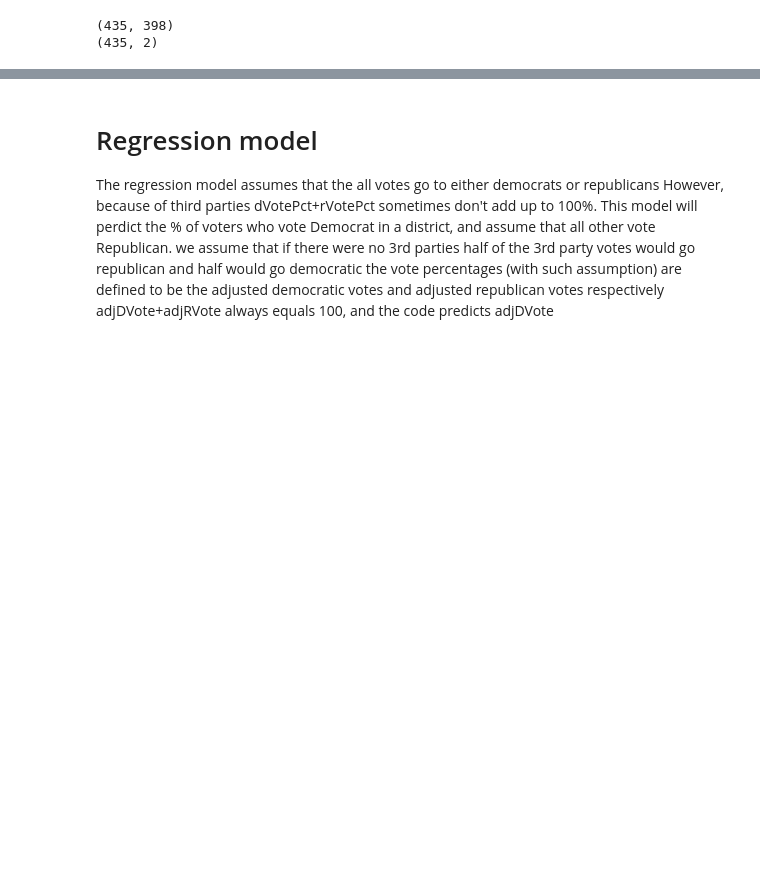
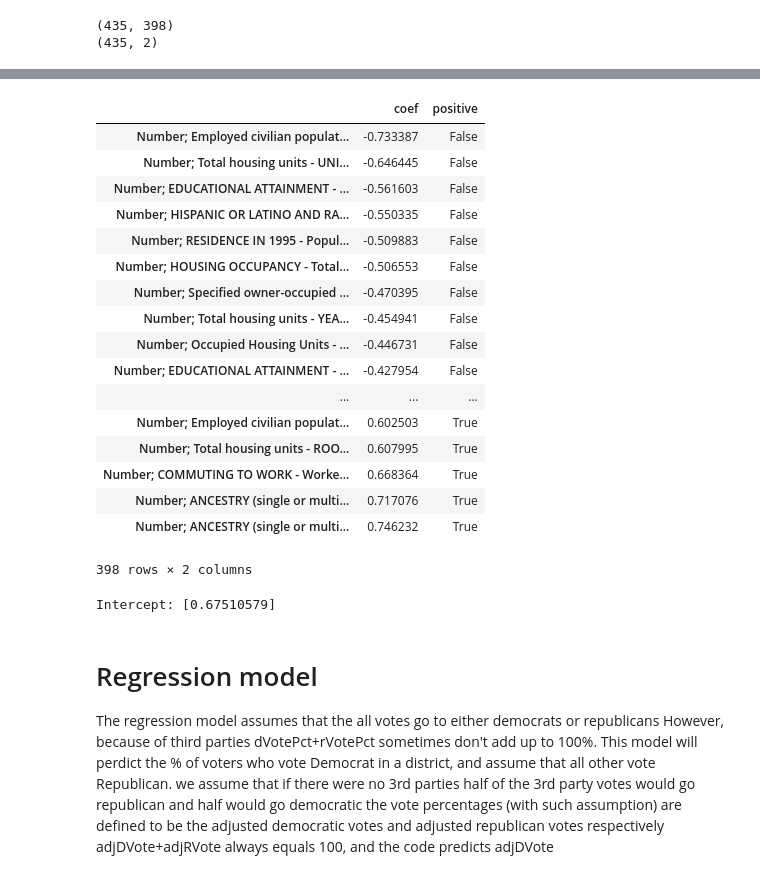
Before and after one commit to randallpl/Election_Predictor_CSC180, a Jupyter notebook: csc180fproj.ipynb, the cells around one changed output, grey strips where cells are left out. Cells and saved outputs as stored; diff of their text form; code cells hidden in the pictures; blank space fills up the shorter version.

Commit message:
Did parameter tuning and feature importance.

```diff
--- a/csc180fproj.ipynb
+++ b/csc180fproj.ipynb
@@ -18,10 +18,12 @@ from tensorflow.keras.layers import Dense, Activation
 from sklearn.model_selection import train_test_split
 from tensorflow.keras.callbacks import EarlyStopping
 from tensorflow.keras.callbacks import ModelCheckpoint
+from tensorflow.keras import regularizers
 from sklearn import metrics
 from sklearn import preprocessing
 from sklearn.metrics import confusion_matrix, classification_report
 from sklearn.linear_model import LogisticRegression
+from sklearn.linear_model import LinearRegression
 from IPython.display import display
 from matplotlib.pyplot import figure
 
@@ -41,13 +43,13 @@ def plot_confusion_matrix(cm, names, title='Confusion matrix', cmap=plt.cm.Blues
 #-----------------------------PROFESSOR'S CODE---------------------------------------
 # Plot a coefficient chart.
 def report_coef(names,coef,intercept):
-    plt.figure(figsize=(18,27))
+    #plt.figure(figsize=(18,270))
     r = pd.DataFrame( { 'coef': coef, 'positive': coef>=0  }, index = names )
     r = r.sort_values(by=['coef'])
     display(r)
     print("Intercept: {}".format(intercept))
-    r['coef'].plot(kind='barh', color=r['positive'].map({True: 'b', False: 'r'}))
-    plt.figure(figsize=(8,6))
+    #r['coef'].plot(kind='barh', color=r['positive'].map({True: 'b', False: 'r'}))
+    #plt.figure(figsize=(8,6))
 
 #------------------PROFESSOR'S CODE, HIDDEN GEM--------------------------
 #We modified this to make it more powerful, full dataframe normalization
@@ -62,6 +64,7 @@ def encode_numeric_range(df, list, normalized_low=-1, normalized_high=1,
 
 #------------------PROFESSOR'S CODE, HIDDEN GEM--------------------------
 def chart_regression(pred,y,sort=True):
+    plt.figure(figsize=(16,10))
     t = pd.DataFrame({'pred' : pred, 'y' : y.flatten()})
     if sort:
         t.sort_values(by=['y'],inplace=True)
@@ -70,6 +73,7 @@ def chart_regression(pred,y,sort=True):
     plt.ylabel('output')
     plt.legend()
     plt.show()
+    plt.figure(figsize=(8,6))
 
 #fix headers for census data
 def fix_table(df,dropig=True):
@@ -252,9 +261,6 @@ hres = hres.assign(Id2=hres['indx']*100+hres['district'])
 hres = hres.loc[:,hres.columns.isin(['dVotePct','rVotePct','Id2'])]
 hres = hres.reset_index()
 hres.drop('index', axis=1, inplace=True)
-#fix types
-df = df.astype(float)
-df = df.astype({"Id2" : int})
 hres
 # %% [output]
 |  | dVotePct | rVotePct | Id2 |
@@ -455,3 +592,31 @@ plt.show()
+# %%
+ymod = winners.to_numpy('float32')
+regressor = LogisticRegression(random_state=0, solver='lbfgs', multi_class='multinomial', max_iter=1000).fit(x,np.ravel(ymod))
+# %%
+report_coef(
+  names,
+  np.ravel(regressor.coef_),
+  regressor.intercept_)
+# %% [output]
+|  | coef | positive |
+| Number; Employed civilian populat... | -0.733387 | False |
+| Number; Total housing units - UNI... | -0.646445 | False |
+| Number; EDUCATIONAL ATTAINMENT - ... | -0.561603 | False |
+| Number; HISPANIC OR LATINO AND RA... | -0.550335 | False |
+| Number; RESIDENCE IN 1995 - Popul... | -0.509883 | False |
+| Number; HOUSING OCCUPANCY - Total... | -0.506553 | False |
+| Number; Specified owner-occupied ... | -0.470395 | False |
+| Number; Total housing units - YEA... | -0.454941 | False |
+| Number; Occupied Housing Units - ... | -0.446731 | False |
+| Number; EDUCATIONAL ATTAINMENT - ... | -0.427954 | False |
+| ... | ... | ... |
+| Number; Employed civilian populat... | 0.602503 | True |
+| Number; Total housing units - ROO... | 0.607995 | True |
+| Number; COMMUTING TO WORK - Worke... | 0.668364 | True |
+| Number; ANCESTRY (single or multi... | 0.717076 | True |
+| Number; ANCESTRY (single or multi... | 0.746232 | True |
+398 rows × 2 columns
+Intercept: [0.67510579]
 # %% [markdown]
 # Regression model
 The regression model assumes that the all votes go to either democrats or republicans
```
Also changed, not shown: parts of 29 cells of this notebook, 1 other file.
